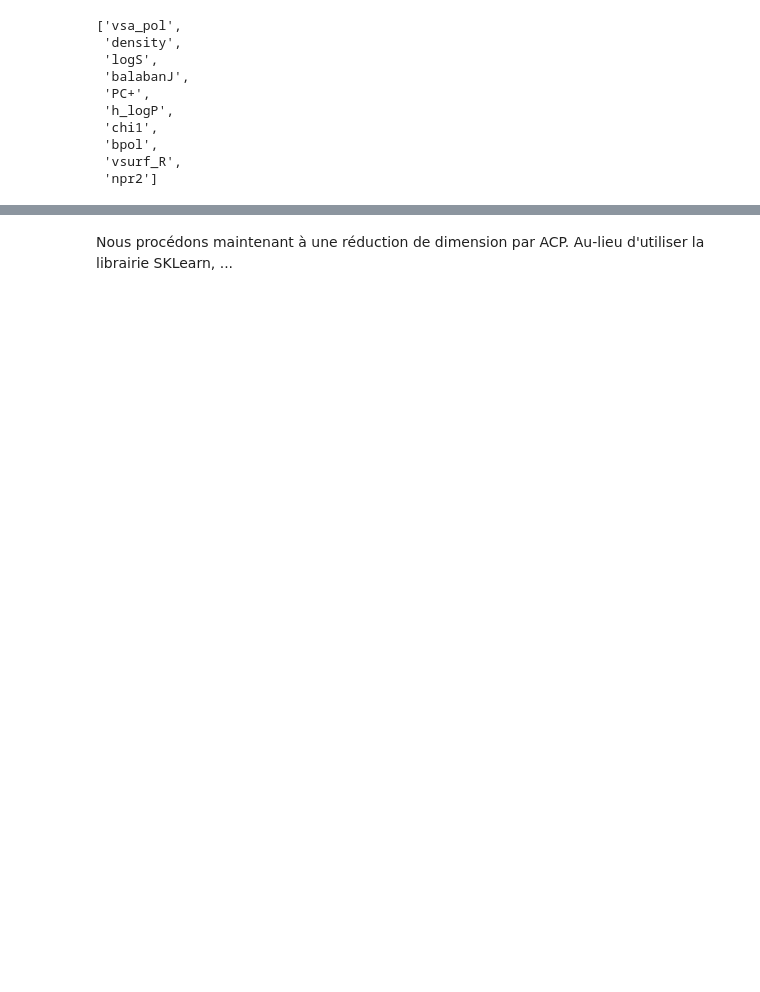
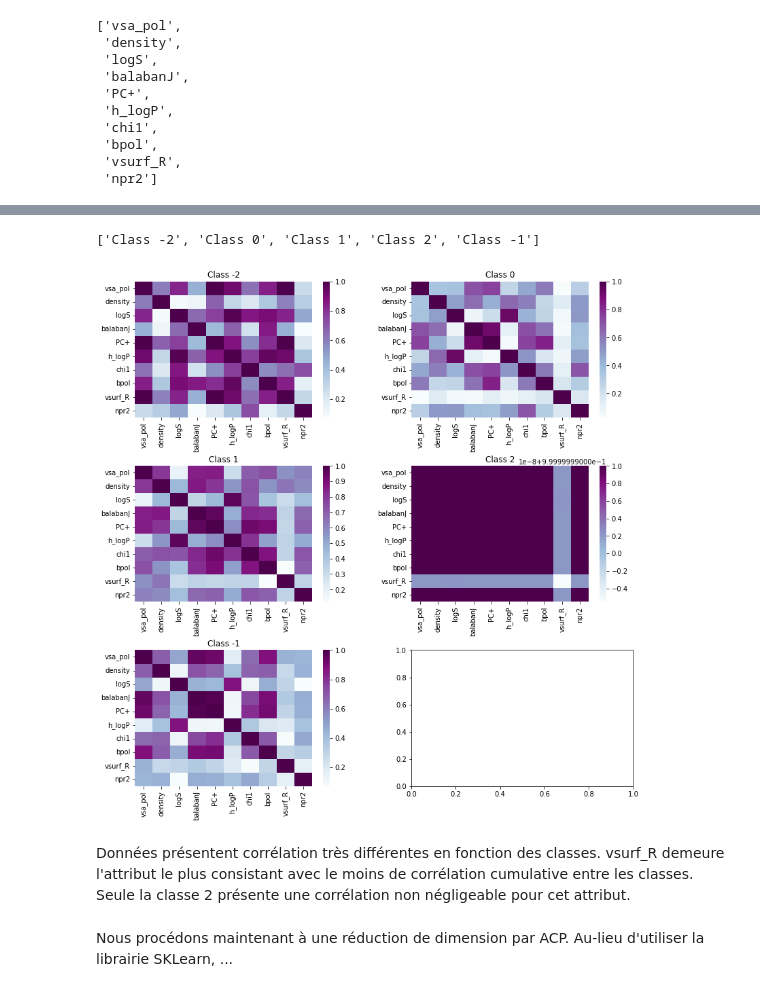
Before and after one commit to ireydiak/fraud_detection, a Jupyter notebook: tp1_v1.ipynb, the cells around one changed output, grey strips where cells are left out. Cells and saved outputs as stored; diff of their text form; code cells hidden in the pictures; blank space fills up the shorter version.

```diff
--- a/tp1_v1.ipynb
+++ b/tp1_v1.ipynb
@@ -365,0 +235,19 @@ selected_features
+# %%
+classes = list(set(df_scaled.loc[:, "Class"]))
+
+f, axs = plt.subplots(3, 2, figsize=(12, 12))
+
+f.tight_layout(pad=5)
+for i, c in enumerate(classes):
+    k = i // 2
+    j = int(i % 2 != 0)
+    cmap = sns.diverging_palette(230, 20, as_cmap=True)
+    corr_mat = df_scaled[(df_scaled.Class ==  c)].loc[:, selected_features].corr().abs()
+    axs[k, j].set_title(c)
+    sns.heatmap(corr_mat, annot=False, cmap="BuPu", ax=axs[k, j])
+# %% [output]
+['Class -2', 'Class 0', 'Class 1', 'Class 2', 'Class -1']
+[figure, added]
+# %% [markdown]
+Données présentent corrélation très différentes en fonction des classes.
+vsurf_R demeure l'attribut le plus consistant avec le moins de corrélation cumulative entre les classes. Seule la classe 2 présente une corrélation non négligeable pour cet attribut.
```
Also changed, not shown: parts of 40 cells of this notebook.
